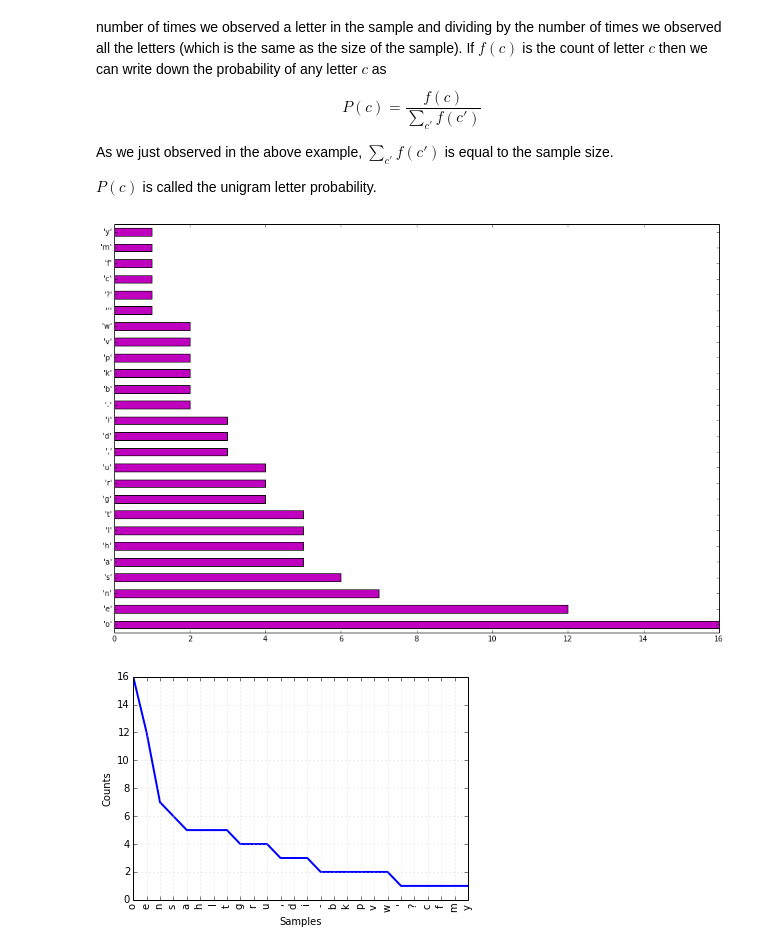
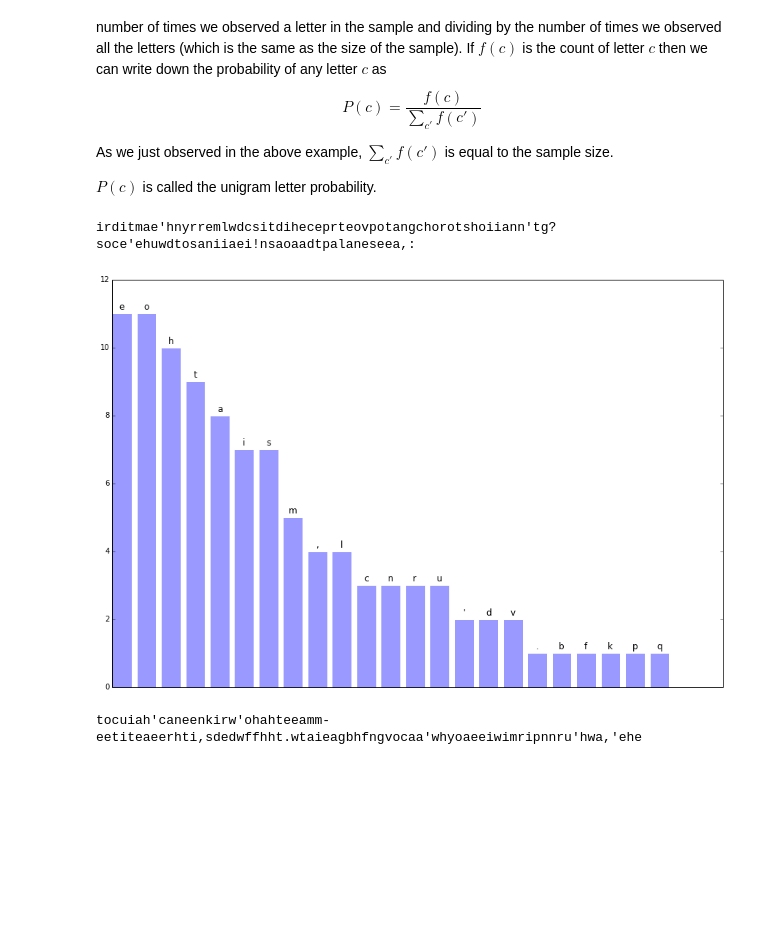
Before and after one commit to anoopsarkar/nlp-class, a Jupyter notebook: assets/notebooks/probintro.ipynb, the cells around one changed output. Saved outputs shown, nothing was run; the diff lists cells and outputs as text; code cells hidden in the pictures; blank space fills up the shorter version.

Commit message:
prob intro has vertical bars now

```diff
--- a/assets/notebooks/probintro.ipynb
+++ b/assets/notebooks/probintro.ipynb
@@ -80,12 +62,45 @@ We can create probability distribution over the set of letters (the alphabet) by
 As we just observed in the above example, $\sum_{c'} f(c')$ is equal to the sample size.
 
 $P(c)$ is called the unigram letter probability.
+# %%
+from __future__ import division
+import numpy
+from matplotlib.font_manager import FontProperties
+import matplotlib.pyplot as plt
+import pylab
+
+def vertical_bars(fdist):
+    samples = fdist.samples()
+    freqs = [ fdist[sample] for sample in samples ]
+    labels = [str(s) for s in samples]
+    fig, ax1 = plt.subplots(figsize=(15, 10))
+    pos = numpy.arange(len(labels))
+    ax1.bar(pos, freqs, facecolor='#9999ff', edgecolor='white')
+    font = FontProperties()
+    font.set_size('large')
+    for x,y in zip(pos,freqs):
+        ax1.text(x+0.4, y+0.05, '%s' % labels[x], fontproperties=font, ha='center', va= 'bottom')
+    plt.tick_params(\
+        axis='x',          # changes apply to the x-axis
+        which='both',      # both major and minor ticks are affected
+        bottom='off',      # ticks along the bottom edge are off
+        top='off',         # ticks along the top edge are off
+        labelbottom='off') # labels along the bottom edge are off
+    plt.show()
+# %%
+sample1 = lettersample(100)
+print ''.join(sample1.sample[:100]) # print the first 100 chars
+# %% [output]
+irditmae'hnyrremlwdcsitdiheceprteovpotangchorotshoiiann'tg?soce'ehuwdtosaniiaei!nsaoaadtpalaneseea,:
 # %%
 fdist1 = nltk.probability.FreqDist(sample1.sample)
-horizontal_bars(fdist1)
-fdist1.plot()
+vertical_bars(fdist1)
 # %% [output]
-[figure, old version]
+[figure, new version]
-[figure, removed]
+# %%
+sample2 = lettersample(100000)
+print ''.join(sample2.sample[:100]) # print the first 100 chars
+# %% [output]
+tocuiah'caneenkirw'ohahteeamm-eetiteaeerhti,sdedwffhht.wtaieagbhfngvocaa'whyoaeeiwimripnnru'hwa,'ehe
 # %%
 fdist2 = nltk.probability.FreqDist(sample2.sample)
```
Also changed, not shown: parts of 9 cells of this notebook.
